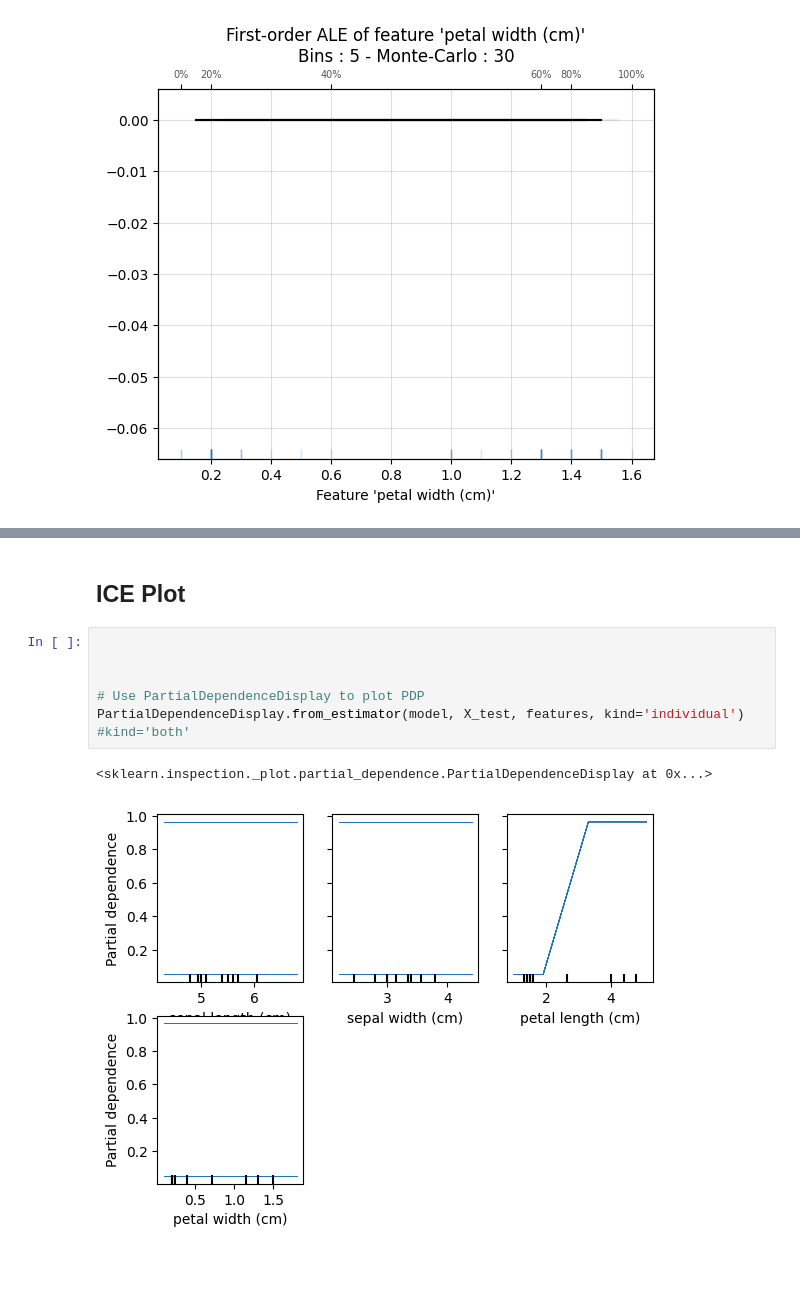
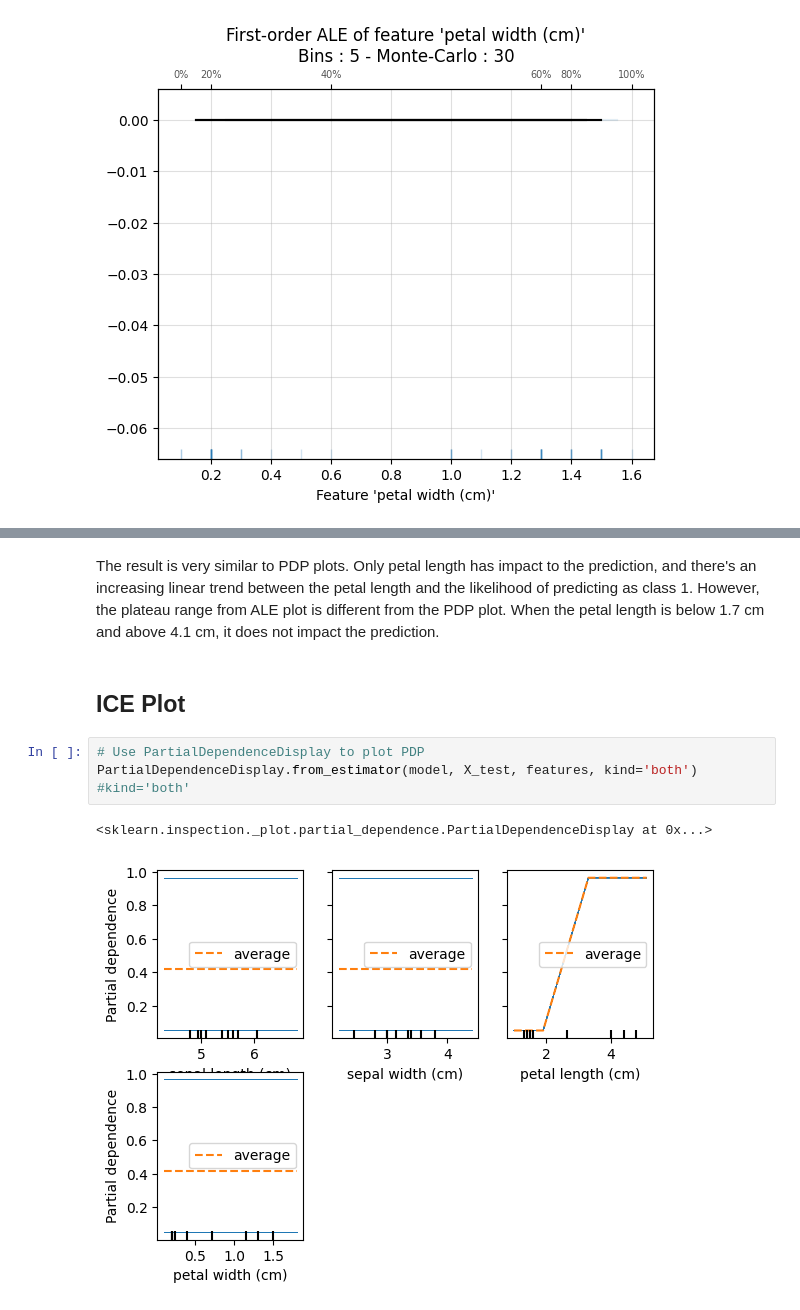
Before and after one commit to XueqingWu/Explainable_AI_Global_Explanation, a Jupyter notebook: Global_Explanation.ipynb, the cells around one changed output, grey strips where cells are left out. Cells and saved outputs as stored; diff of their text form; blank space fills up the shorter version.

```diff
--- a/Global_Explanation.ipynb
+++ b/Global_Explanation.ipynb
@@ -140,11 +151,10 @@ for f in features:
+# %% [markdown]
+The result is very similar to PDP plots. Only petal length has impact to the prediction, and there's an increasing linear trend between the petal length and the likelihood of predicting as class 1. However, the plateau range from ALE plot is different from the PDP plot. When the petal length is below 1.7 cm and above 4.1 cm, it does not impact the prediction.
 # %% [markdown]
 ## ICE Plot
 # %%
-
-
-
 # Use PartialDependenceDisplay to plot PDP
-PartialDependenceDisplay.from_estimator(model, X_test, features, kind='individual') #kind='both'
+PartialDependenceDisplay.from_estimator(model, X_test, features, kind='both') #kind='both'
 # %% [output]
 <sklearn.inspection._plot.partial_dependence.PartialDependenceDisplay at 0x...>
-[figure, old version]
+[figure, new version]
```
Also changed, not shown: parts of 6 cells of this notebook.
